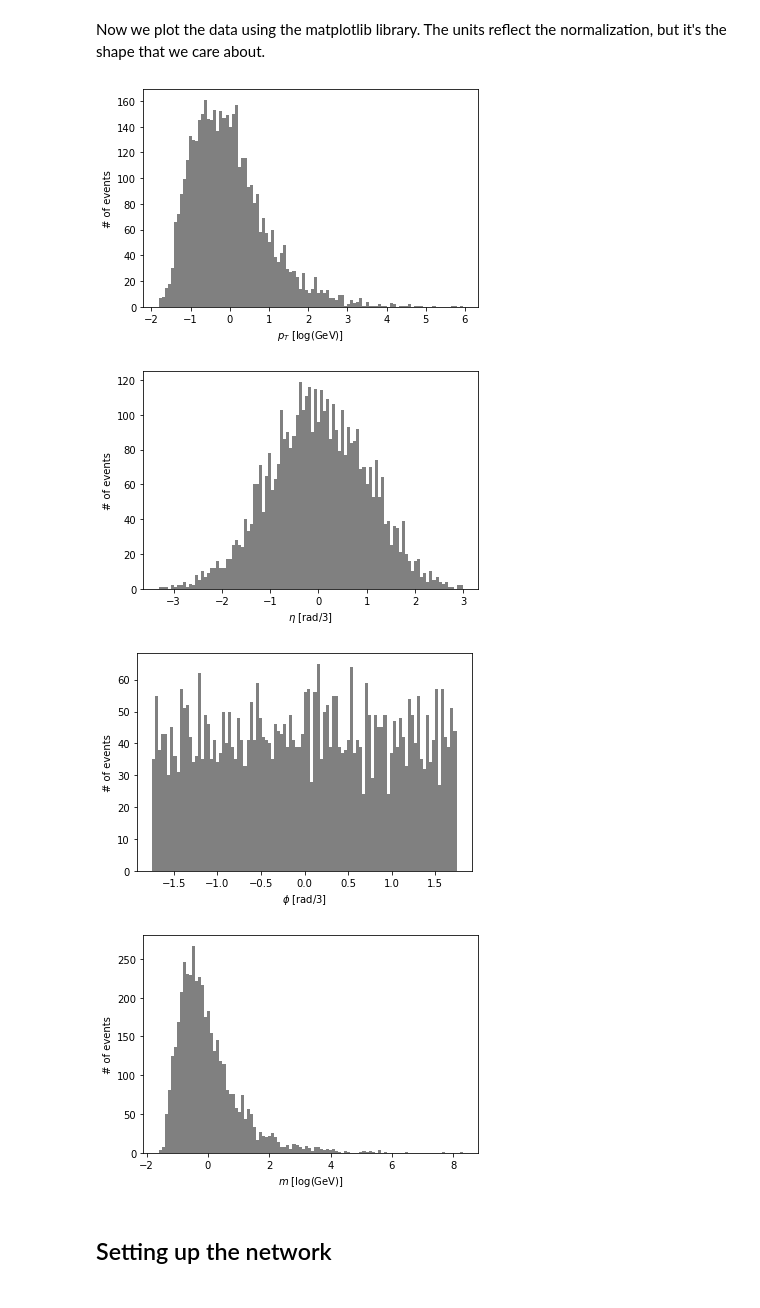
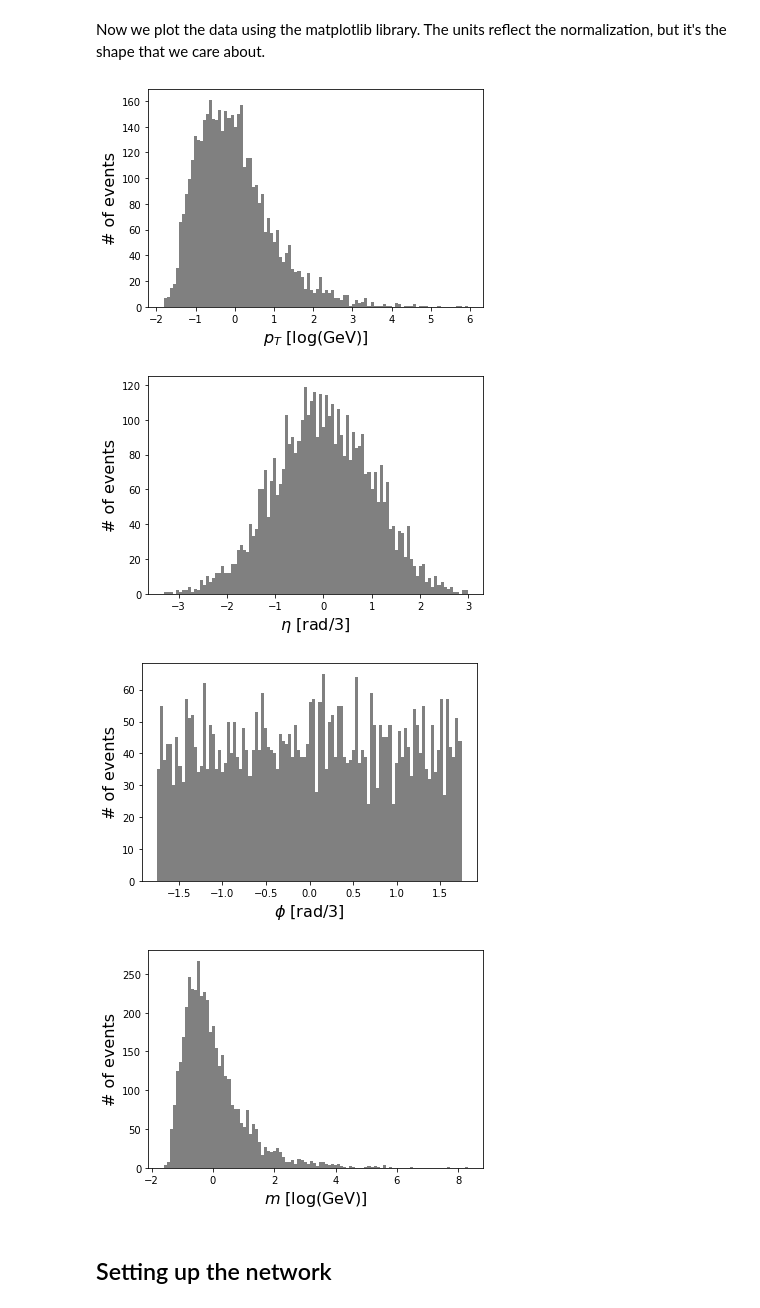
Before and after one commit to rimijoker/HEP-Autoencoder, a Jupyter notebook: TLA_4D_Example StdNorm.ipynb, the cells around one changed output. Drawn from its saved outputs; the diff is of its cells as text; code cells hidden in the pictures.

```diff
--- a/TLA_4D_Example StdNorm.ipynb
+++ b/TLA_4D_Example StdNorm.ipynb
@@ -61,25 +61,28 @@ The number of entries in the validation data: 1861
 Now we plot the data using the matplotlib library. The units reflect the normalization, but it's the shape that we care about.
 # %%
 import matplotlib.pyplot as plt
+
+plt.rcParams['axes.labelsize'] = 16
+plt.rcParams['axes.titlesize'] = 16
 
 unit_list = ['[log(GeV)]', '[rad/3]', '[rad/3]', '[log(GeV)]']
 variable_list = [r'$p_T$', r'$\eta$', r'$\phi$', r'$m$']
 
 branches=["pt1","eta1","phi1","E1"]
 
 n_bins = 100
 
 for kk in range(0,4):
     n_hist_data, bin_edges, _ = plt.hist(train[branches[kk]], color='gray', label='Input', alpha=1, bins=n_bins)
     plt.xlabel(xlabel=variable_list[kk] + ' ' + unit_list[kk])
     plt.ylabel('# of events')
     #plt.savefig("fourmomentum_"+branches[kk],dpi=300)
     plt.show()
 # %% [output]
-[figure, old version]
+[figure, new version]
-[figure, old version]
+[figure, new version]
-[figure, old version]
+[figure, new version]
-[figure, old version]
+[figure, new version]
 # %% [markdown]
 ## Setting up the network
 # %% [markdown]
```
Also changed, not shown: parts of 7 cells of this notebook, 2 other files.
